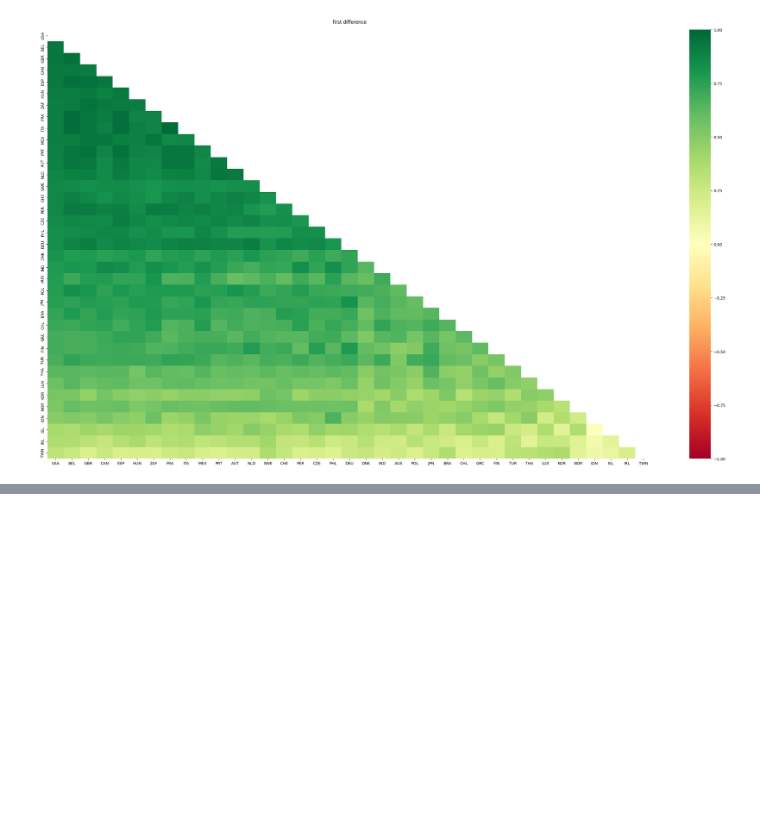
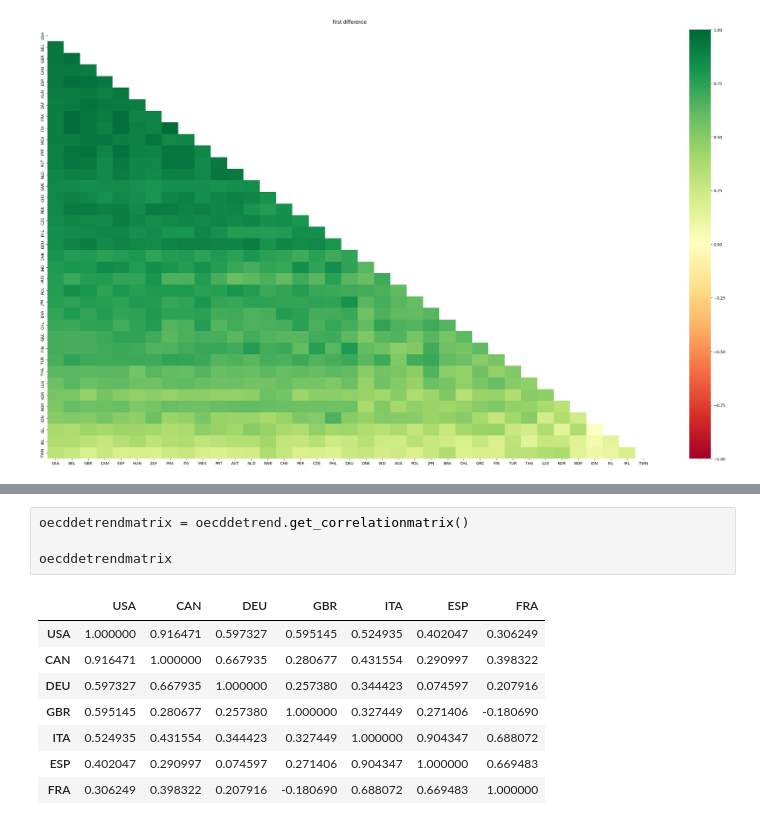
Before and after one commit to emilyfu1/myproject, a Jupyter notebook: yetanotherfolder/workingwithdata.ipynb, the cells around one changed output, grey strips where cells are left out. Drawn from its saved outputs; the diff is of its cells as text; blank space fills up the shorter version.

```diff
--- a/yetanotherfolder/workingwithdata.ipynb
+++ b/yetanotherfolder/workingwithdata.ipynb
@@ -120,0 +159,13 @@ myreshapeddata
+# %%
+oecddetrendmatrix = oecddetrend.get_correlationmatrix()
+
+oecddetrendmatrix
+# %% [output]
+|  | USA | CAN | DEU | GBR | ITA | ESP | FRA |
+| USA | 1.000000 | 0.916471 | 0.597327 | 0.595145 | 0.524935 | 0.402047 | 0.306249 |
+| CAN | 0.916471 | 1.000000 | 0.667935 | 0.280677 | 0.431554 | 0.290997 | 0.398322 |
+| DEU | 0.597327 | 0.667935 | 1.000000 | 0.257380 | 0.344423 | 0.074597 | 0.207916 |
+| GBR | 0.595145 | 0.280677 | 0.257380 | 1.000000 | 0.327449 | 0.271406 | -0.180690 |
+| ITA | 0.524935 | 0.431554 | 0.344423 | 0.327449 | 1.000000 | 0.904347 | 0.688072 |
+| ESP | 0.402047 | 0.290997 | 0.074597 | 0.271406 | 0.904347 | 1.000000 | 0.669483 |
+| FRA | 0.306249 | 0.398322 | 0.207916 | -0.180690 | 0.688072 | 0.669483 | 1.000000 |
```
Also changed, not shown: parts of 13 cells of this notebook, 1 other file.
